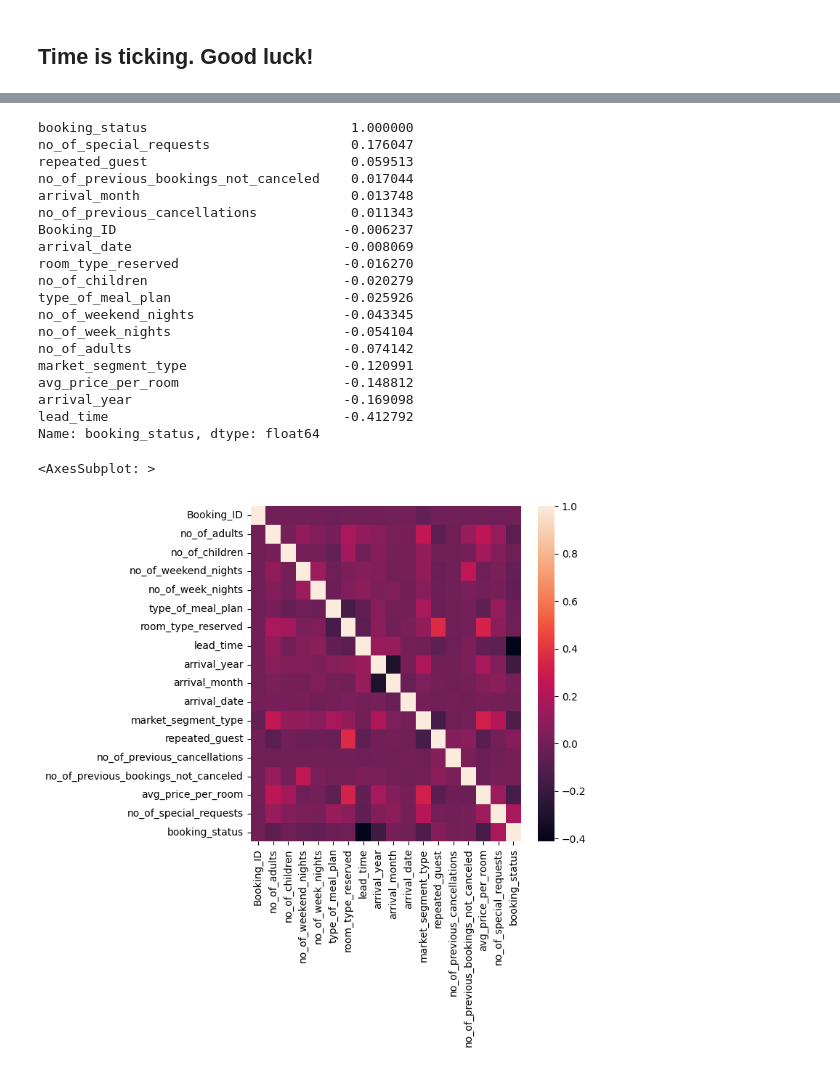
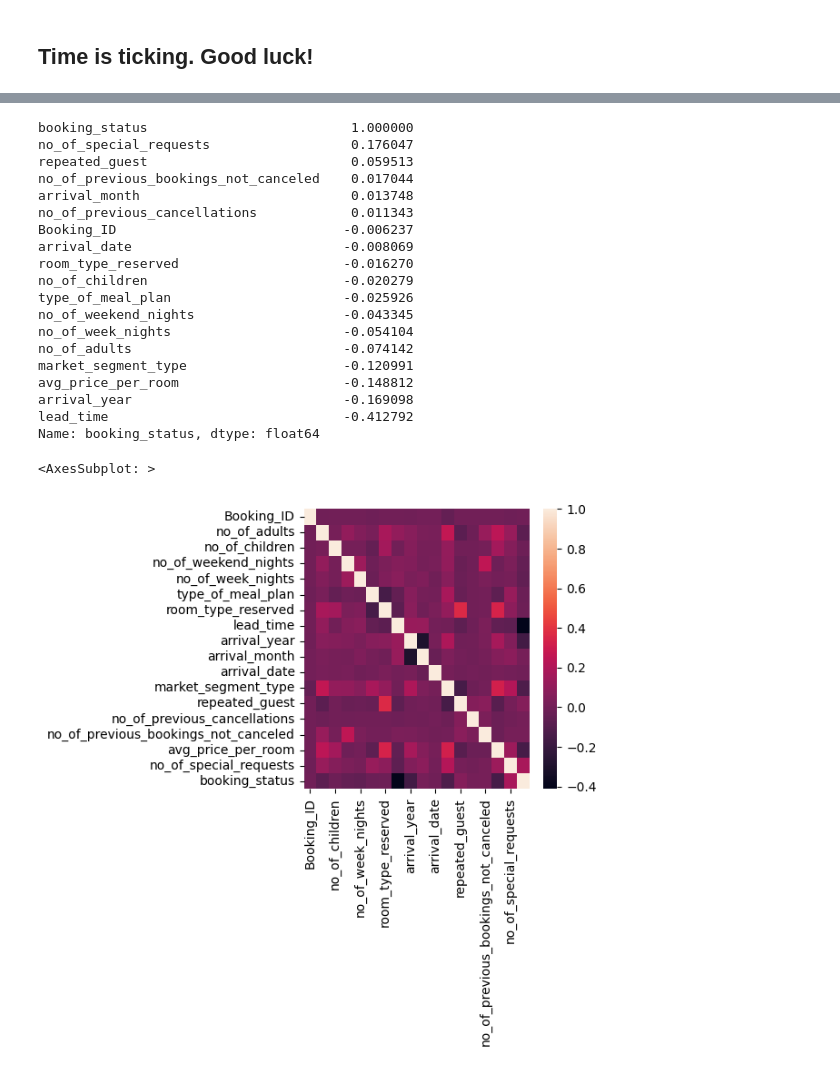
Before and after one commit to JdGithub0112/jdportfolio, a Jupyter notebook: Python Competitions/notebook.ipynb, the cells around one changed output, grey strips where cells are left out. Cells and saved outputs as stored; diff of their text form; code cells hidden in the pictures.

```diff
--- a/Python Competitions/notebook.ipynb
+++ b/Python Competitions/notebook.ipynb
@@ -130,32 +155,32 @@ booking_status [0 1]
 corr = df_hotels_encoded.corr()
 rela = corr['booking_status'].sort_values(ascending = False)
 print(rela)
 
 corr = df_hotels_encoded.corr()
 rela = corr['booking_status'].sort_values(ascending = False)
 rela
 
-plt.subplots(figsize=(6, 6))
+plt.subplots(figsize=(4, 4))
 sns.heatmap(corr, annot = False)
 # %% [output]
 booking_status                          1.000000
 no_of_special_requests                  0.176047
 repeated_guest                          0.059513
 no_of_previous_bookings_not_canceled    0.017044
 arrival_month                           0.013748
 no_of_previous_cancellations            0.011343
 Booking_ID                             -0.006237
 arrival_date                           -0.008069
 room_type_reserved                     -0.016270
 no_of_children                         -0.020279
 type_of_meal_plan                      -0.025926
 no_of_weekend_nights                   -0.043345
 no_of_week_nights                      -0.054104
 no_of_adults                           -0.074142
 market_segment_type                    -0.120991
 avg_price_per_room                     -0.148812
 arrival_year                           -0.169098
 lead_time                              -0.412792
 Name: booking_status, dtype: float64
 <AxesSubplot: >
-[figure, old version]
+[figure, new version]
```
Also changed, not shown: parts of 14 cells of this notebook.
